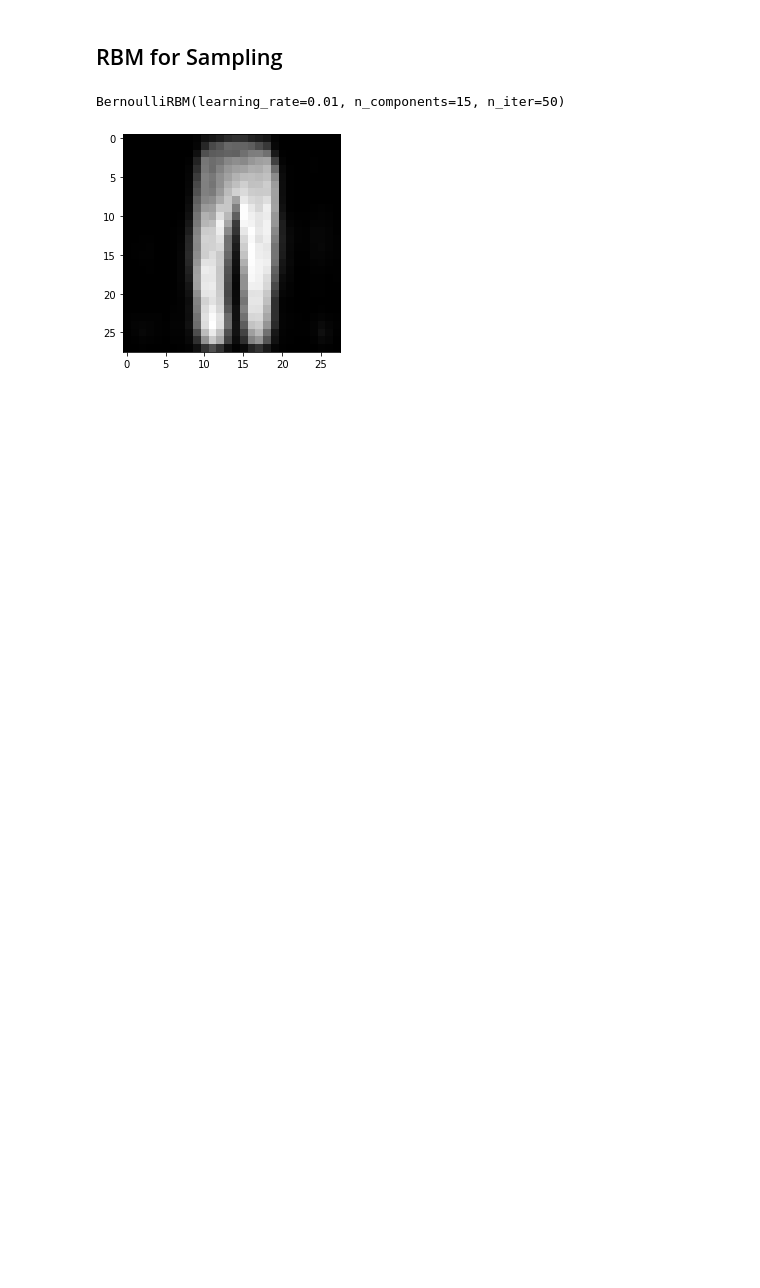
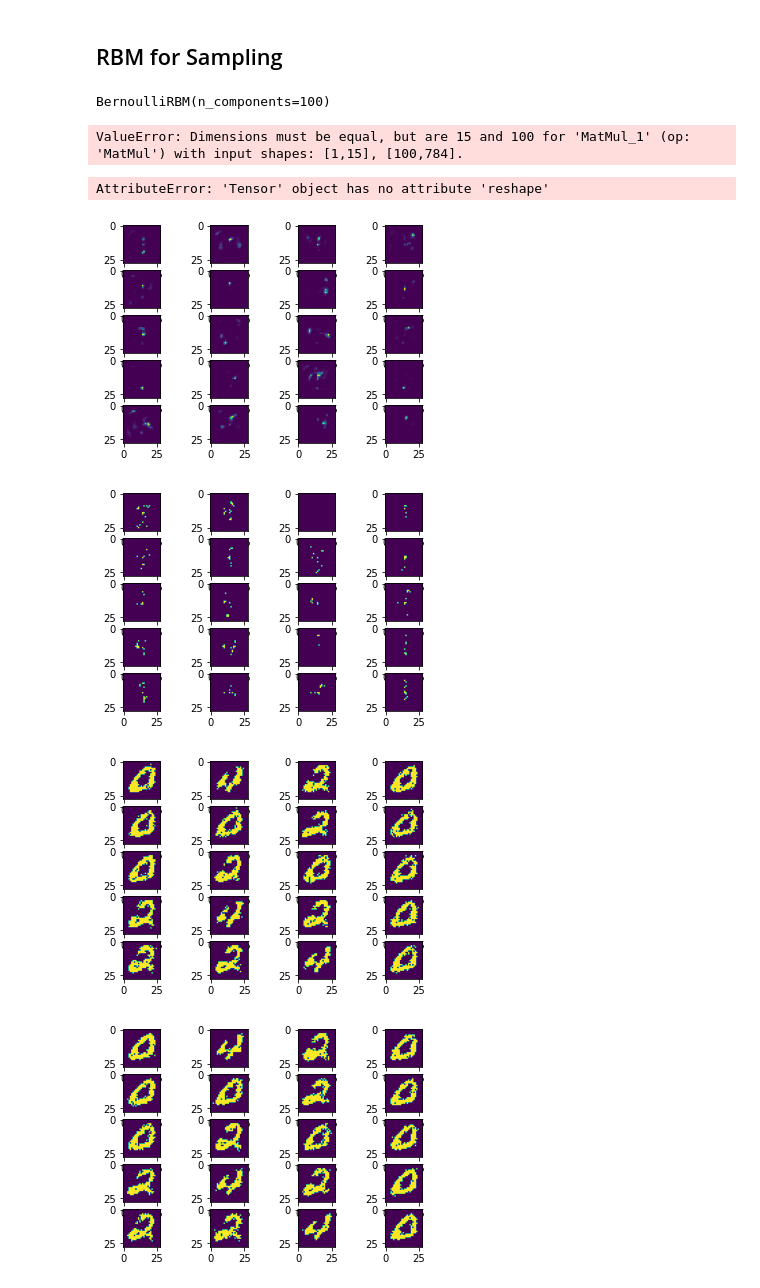
Before and after one commit to Xabilahu/RBM_EDAs, a Jupyter notebook: RBM_DEAP_testing.ipynb, the cells around one changed output. Drawn from its saved outputs; the diff is of its cells as text; code cells hidden in the pictures; blank space fills up the shorter version.

```diff
--- a/RBM_DEAP_testing.ipynb
+++ b/RBM_DEAP_testing.ipynb
@@ -209,16 +224,18 @@ runGeneticAlgorithm()
 from sklearn.neural_network import BernoulliRBM
 from sklearn.datasets import fetch_openml
 import matplotlib.pyplot as plt
+import numpy as np
+import tensorflow as tf
 
-#mnist, targets = fetch_openml('mnist_784', version=1, return_X_y=True)
-mnist, targets = fetch_openml('Fashion-MNIST', version=1, return_X_y=True)
+mnist, targets = fetch_openml('mnist_784', version=1, return_X_y=True)
+#mnist, targets = fetch_openml('Fashion-MNIST', version=1, return_X_y=True)
 
 mnist = mnist / 255
 # %%
-rbm = BernoulliRBM(n_components=15,learning_rate=0.01,n_iter=50)
+rbm = BernoulliRBM(n_components=100)
 rbm.fit(mnist)
 # %% [output]
-BernoulliRBM(learning_rate=0.01, n_components=15, n_iter=50)
+BernoulliRBM(n_components=100)
 # %%
 b_h = rbm.intercept_hidden_
 b_v = rbm.intercept_visible_
@@ -229,4 +246,35 @@ generated = tf.nn.sigmoid(tf.matmul(np.random.rand(1,15), w) + b_v)
 plt.imshow(np.reshape(generated, (28,28)))
 plt.show()
 # %% [output]
-[figure, removed]
+ValueError: Dimensions must be equal, but are 15 and 100 for 'MatMul_1' (op: 'MatMul') with input shapes: [1,15], [100,784].
+# %%
+b_h = rbm.intercept_hidden_
+b_v = rbm.intercept_visible_
+w = rbm.components_
+
+with tf.Session():
+    generated = tf.nn.sigmoid(tf.matmul(np.random.random(size=(20,100)), w) + b_v).eval()
+    plt.figure()
+    for i in range(20):
+        plt.subplot(5,4,i + 1)
+        plt.imshow(generated[i].reshape((28,28)))
+
+    for i in range(30000):
+        generated = rbm.gibbs(generated)
+        if i % 5000 == 0:
+            plt.figure()
+            for i in range(20):
+                plt.subplot(5,4,i + 1)
+                plt.imshow(generated[i].reshape((28,28)))
+    generated = tf.nn.sigmoid(tf.matmul(generated.astype(np.float64), rbm.components_.T) + rbm.intercept_hidden_)
+    generated = tf.nn.sigmoid(tf.matmul(generated,rbm.components_) + rbm.intercept_visible_)
+
+for i in range(20):
+    plt.subplot(5,4,i + 1)
+    plt.imshow(generated.eval()[i].reshape((28,28)))
+# %% [output]
+AttributeError: 'Tensor' object has no attribute 'reshape'
+[figure, added]
+[figure, added]
+[figure, added]
+[figure, added]
```
Also changed, not shown: parts of 11 cells of this notebook, 1 other file.
